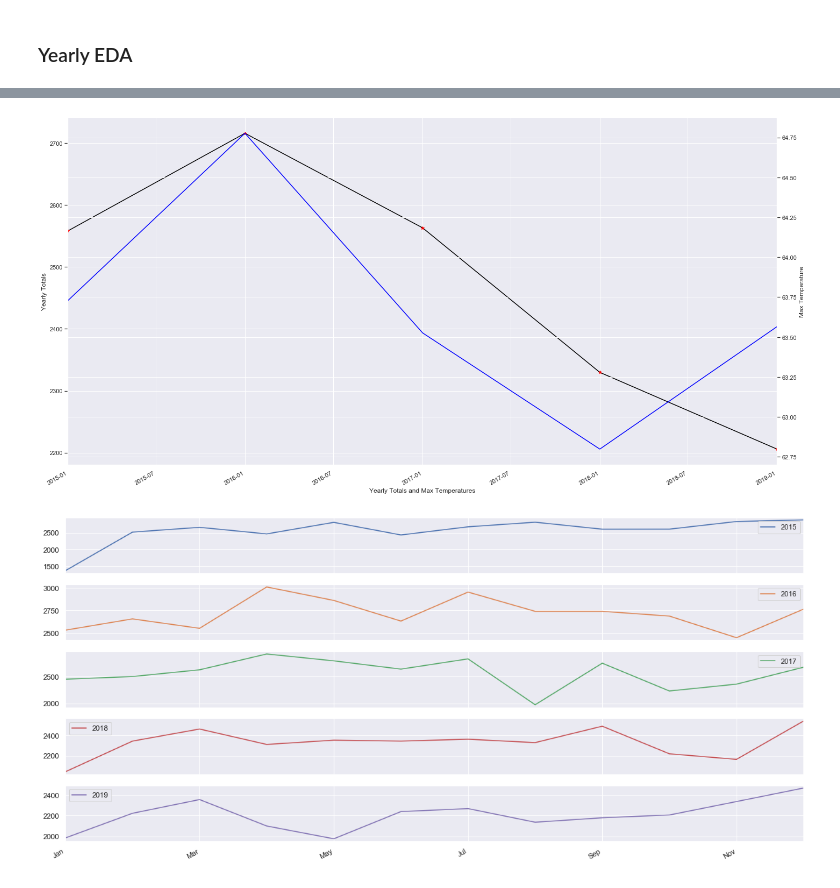
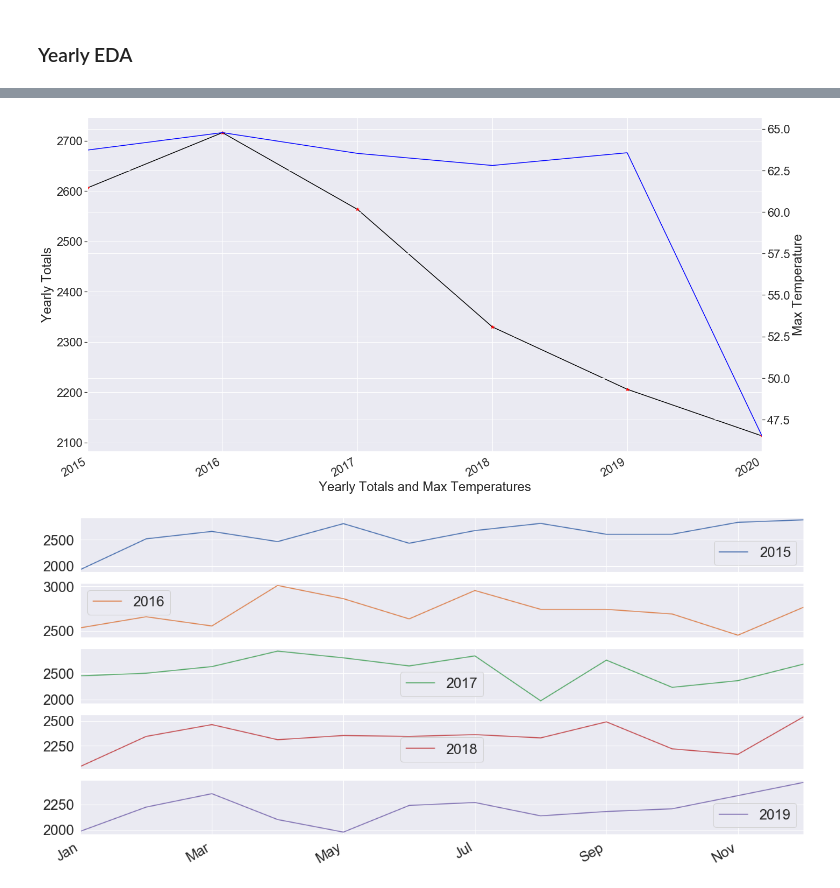
Before and after one commit to KennyMiyasato/final_project, a Jupyter notebook: notebooks/exploratory_data_analysis_EDA.ipynb, the cells around one changed output, grey strips where cells are left out. Drawn from its saved outputs; the diff is of its cells as text; code cells hidden in the pictures.

```diff
--- a/notebooks/exploratory_data_analysis_EDA.ipynb
+++ b/notebooks/exploratory_data_analysis_EDA.ipynb
@@ -4,11 +4,13 @@ import matplotlib.pyplot as plt
 %matplotlib inline
 import seaborn as sns
 sns.set();
+sns.set(font_scale=2);
 import numpy as np
 from pylab import rcParams
 import statsmodels.api as sm
 import itertools
 import warnings
+import holidays
 warnings.filterwarnings("ignore")
 from pmdarima import auto_arima
 from statsmodels.graphics.tsaplots import plot_acf, plot_pacf
@@ -29,7 +31,7 @@ weather_df = weather_df.set_index('date')
 # Merge both dataframes
 df = df.merge(weather_df, on='date')
 # %%
-df = df[df['total']>50]
+# df = df[df['total']>50]
 # %%
 df = df.reset_index()
 df['day_of_week'] = df['date'].dt.day_name()
@@ -200,28 +221,31 @@ ax1.set_xlabel('Yearly Totals and Max Temperatures')
 fig.tight_layout()
 plt.show()
 # %% [output]
-[figure, old version]
+[figure, new version]
 # %%
 # Create a new DataFrame and store yearly values in columns
 total_annual = pd.DataFrame()
 # weather_annual = pd.DataFrame()
 
 for yr, group in total_year_groups:
 #     print(f'year: {yr} || yr.year: {yr.year} || group: {group}')
-    total_annual[yr.year] = group.values.ravel()
+    if yr.year < 2020:
+        total_annual[yr.year] = group.values.ravel()
+    else:
+        pass
 
 # for yr, group in weather_year_groups:
 #     weather_annual[yr.year] = group.values.ravel()
 
 total_annual = total_annual.rename({0:'Jan', 1:'Feb', 2:'Mar', 3:'Apr',
                                      4:'May', 5:'Jun', 6:'Jul', 7:'Aug',
                                      8:'Sep', 9:'Oct', 10:'Nov', 11:'Dec'})
 
 # Plot the yearly groups as subplots
 total_annual.plot(figsize = (20,10), subplots=True, legend=True);
 # weather_annual.plot(figsize = (20,10), subplots=True, legend=True);
 # %% [output]
-[figure, old version]
+[figure, new version]
 # %%
 total_annual.plot(figsize = (20,10), subplots=False, legend=True);
 # %% [output]
```
Also changed, not shown: parts of 36 cells of this notebook, 45 other files.
